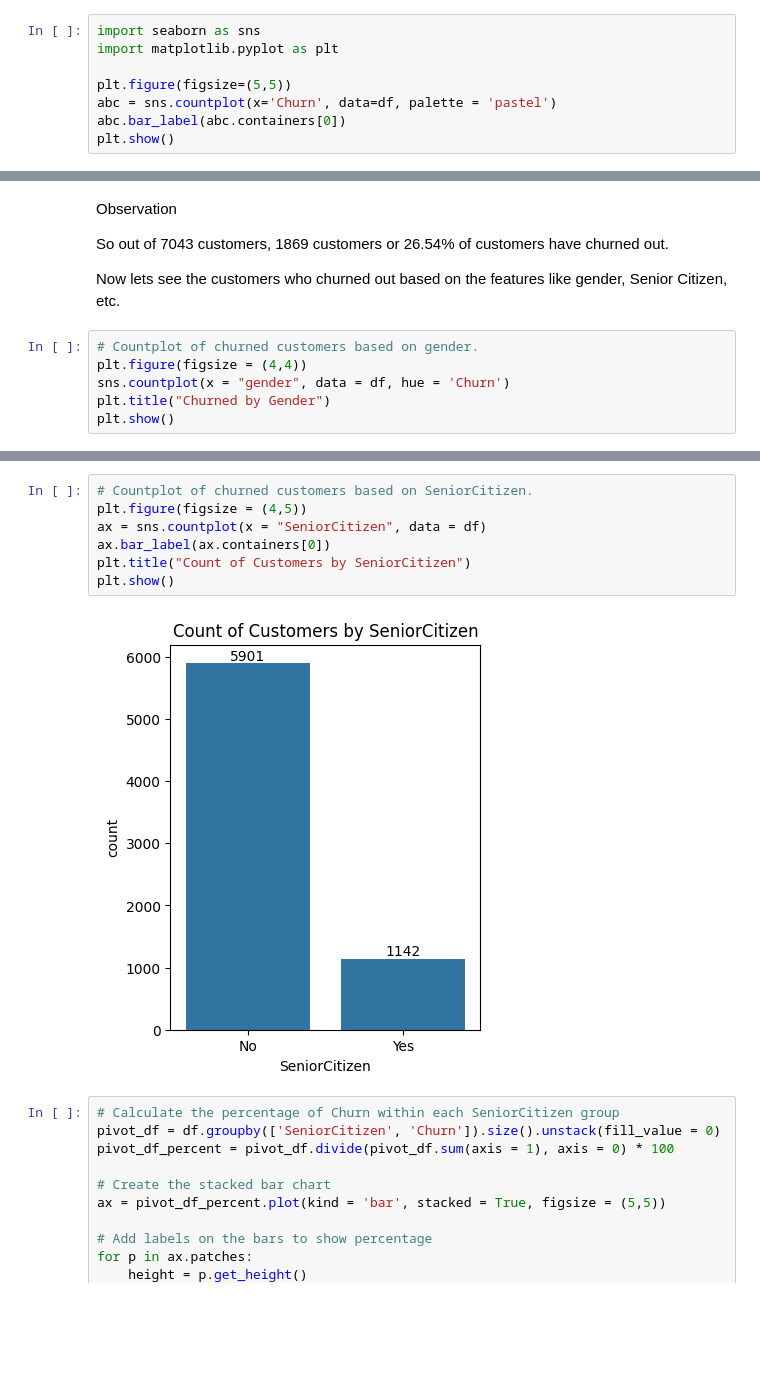
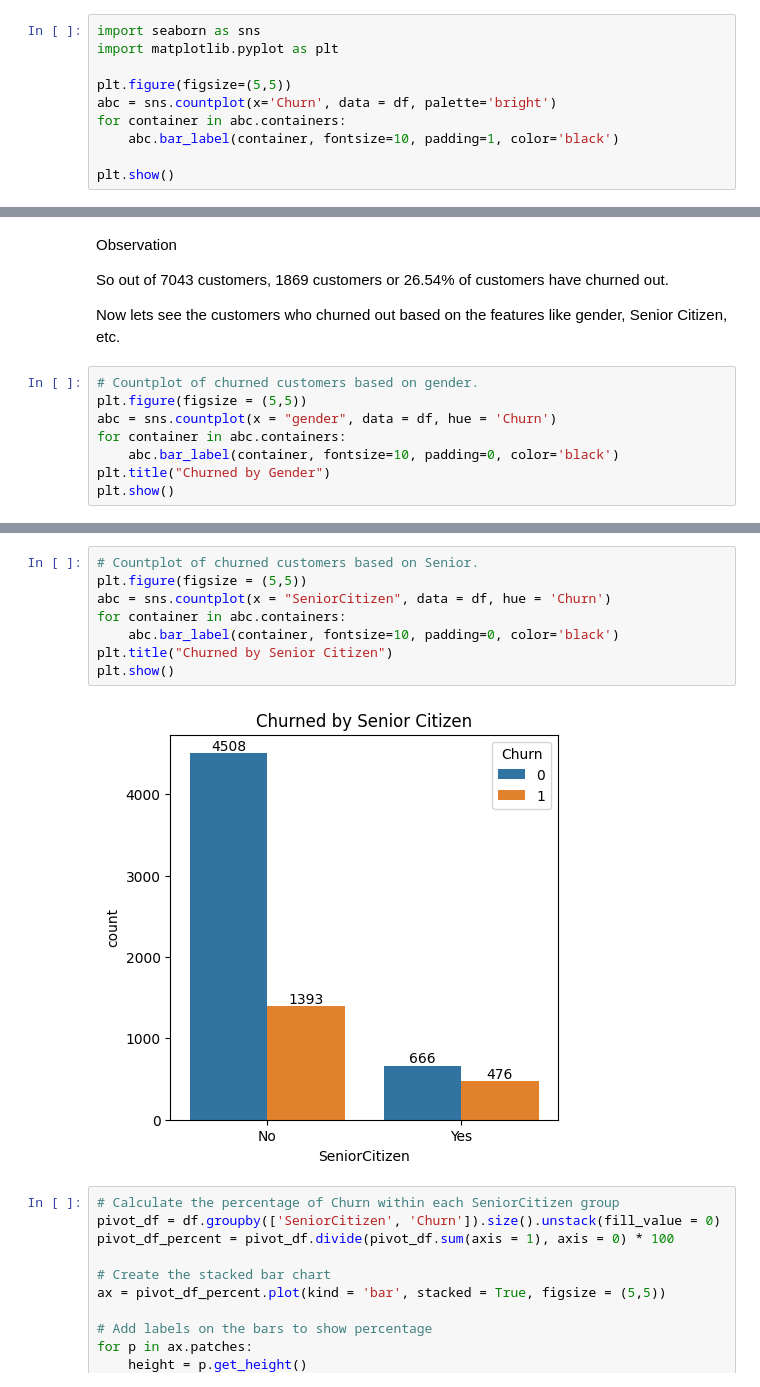
Before and after one commit to hdn0101/survivalanalysis, a Jupyter notebook: Survival_Analysis_Tesco_Customer_Churn.ipynb, the cells around one changed output, grey strips where cells are left out. Cells and saved outputs as stored; diff of their text form; blank space fills up the shorter version.

```diff
--- a/Survival_Analysis_Tesco_Customer_Churn.ipynb
+++ b/Survival_Analysis_Tesco_Customer_Churn.ipynb
@@ -204,7 +221,9 @@ import seaborn as sns
 import matplotlib.pyplot as plt
 
 plt.figure(figsize=(5,5))
-abc = sns.countplot(x='Churn', data=df, palette = 'pastel')
-abc.bar_label(abc.containers[0])
+abc = sns.countplot(x='Churn', data = df, palette='bright')
+for container in abc.containers:
+    abc.bar_label(container, fontsize=10, padding=1, color='black')
+
 plt.show()
 # %% [output]
@@ -229,8 +245,10 @@ So out of 7043 customers, 1869 customers or 26.54% of customers have churned out
 Now lets see the customers who churned out based on the features like gender, Senior Citizen, etc.
 # %%
 # Countplot of churned customers based on gender.
-plt.figure(figsize = (4,4))
-sns.countplot(x = "gender", data = df, hue = 'Churn')
+plt.figure(figsize = (5,5))
+abc = sns.countplot(x = "gender", data = df, hue = 'Churn')
+for container in abc.containers:
+    abc.bar_label(container, fontsize=10, padding=0, color='black')
 plt.title("Churned by Gender")
 plt.show()
 # %% [output]
@@ -238,12 +256,13 @@ plt.show()
 # %%
-# Countplot of churned customers based on SeniorCitizen.
-plt.figure(figsize = (4,5))
-ax = sns.countplot(x = "SeniorCitizen", data = df)
-ax.bar_label(ax.containers[0])
-plt.title("Count of Customers by SeniorCitizen")
+# Countplot of churned customers based on Senior.
+plt.figure(figsize = (5,5))
+abc = sns.countplot(x = "SeniorCitizen", data = df, hue = 'Churn')
+for container in abc.containers:
+    abc.bar_label(container, fontsize=10, padding=0, color='black')
+plt.title("Churned by Senior Citizen")
 plt.show()
 # %% [output]
-[figure, old version]
+[figure, new version]
 # %%
 # Calculate the percentage of Churn within each SeniorCitizen group
 pivot_df = df.groupby(['SeniorCitizen', 'Churn']).size().unstack(fill_value = 0)
```
Also changed, not shown: parts of 17 cells of this notebook.
